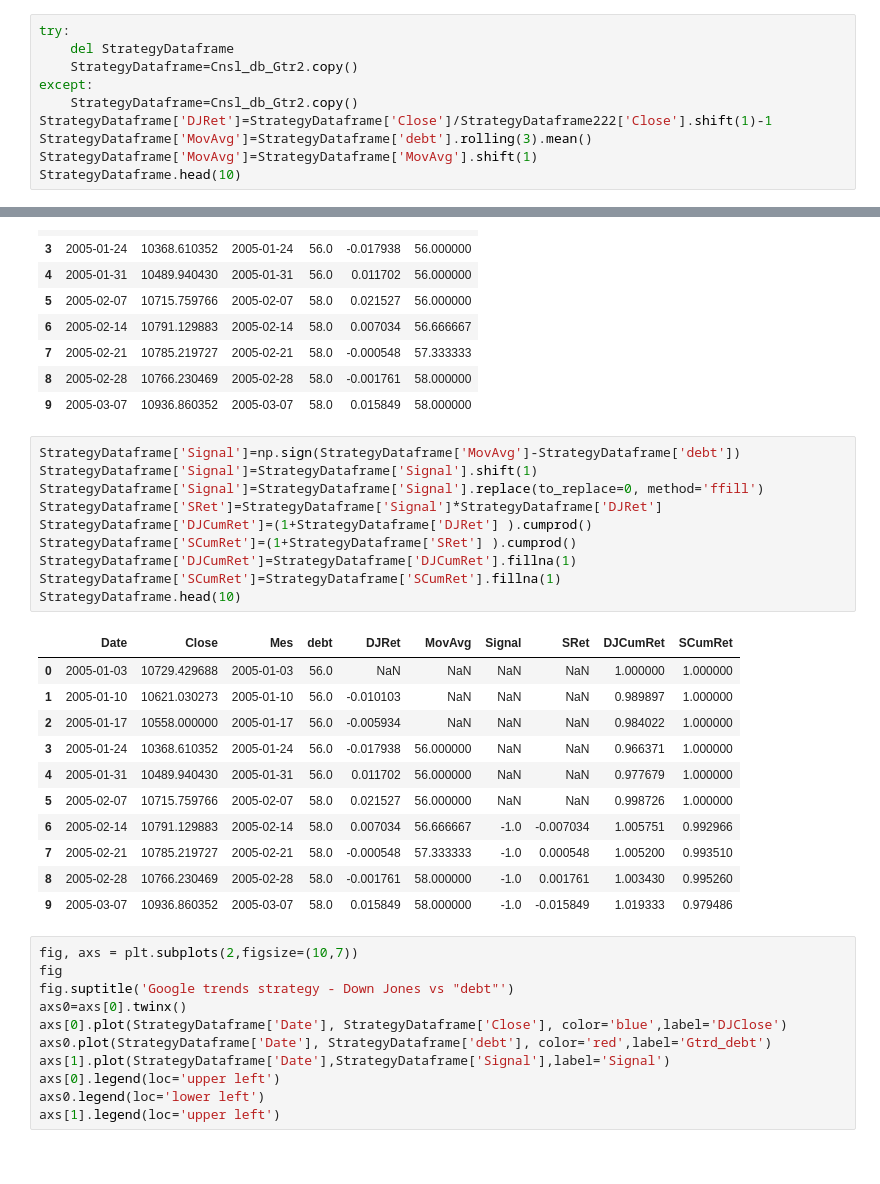
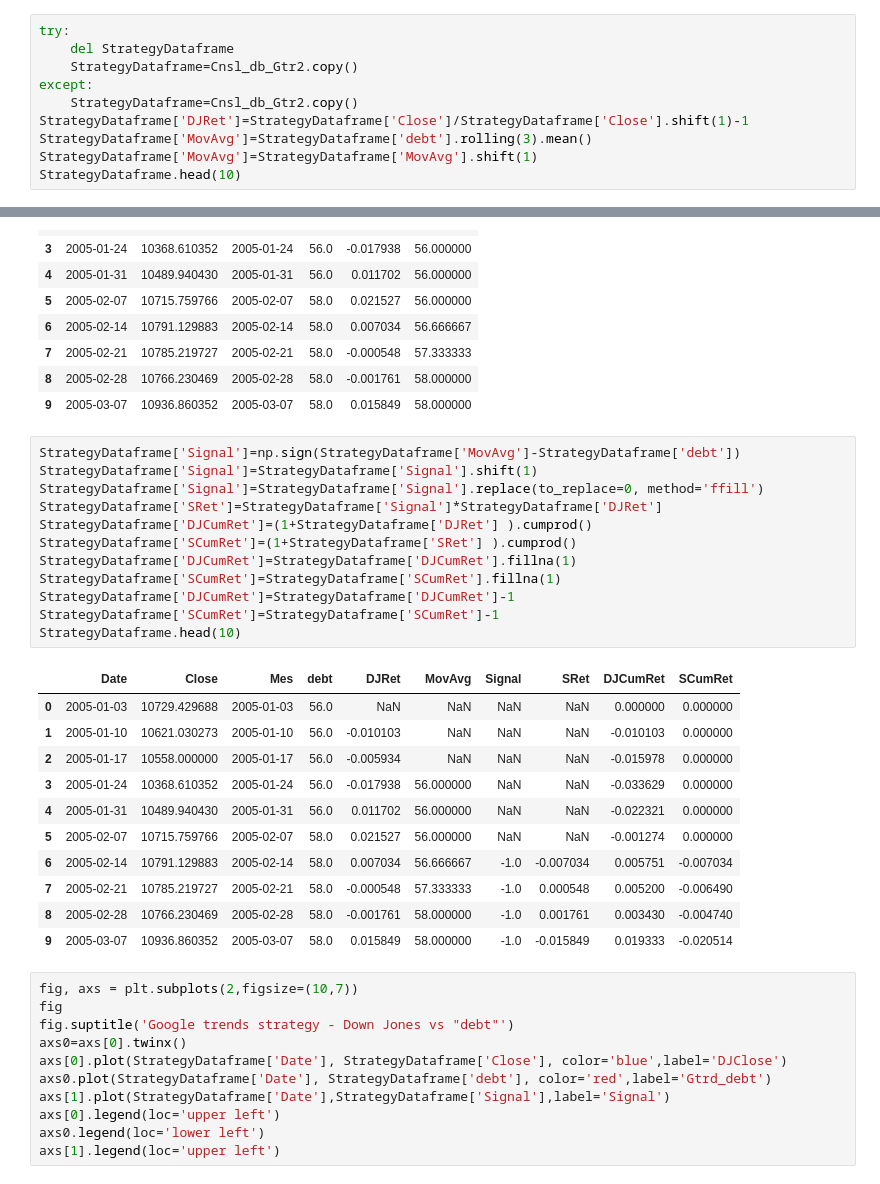
Before and after one commit to edwinriospzn/TradHW02, a Jupyter notebook: THomework2_V01.ipynb, the cells around one changed output, grey strips where cells are left out. Cells and saved outputs as stored; diff of their text form.

```diff
--- a/THomework2_V01.ipynb
+++ b/THomework2_V01.ipynb
@@ -138,7 +127,7 @@ try:
     StrategyDataframe=Cnsl_db_Gtr2.copy()
 except:
     StrategyDataframe=Cnsl_db_Gtr2.copy()
-StrategyDataframe['DJRet']=StrategyDataframe['Close']/StrategyDataframe222['Close'].shift(1)-1
+StrategyDataframe['DJRet']=StrategyDataframe['Close']/StrategyDataframe['Close'].shift(1)-1
 StrategyDataframe['MovAvg']=StrategyDataframe['debt'].rolling(3).mean()
 StrategyDataframe['MovAvg']=StrategyDataframe['MovAvg'].shift(1)
 StrategyDataframe.head(10)
@@ -157,25 +146,27 @@ StrategyDataframe.head(10)
 # %%
 StrategyDataframe['Signal']=np.sign(StrategyDataframe['MovAvg']-StrategyDataframe['debt'])
 StrategyDataframe['Signal']=StrategyDataframe['Signal'].shift(1)
 StrategyDataframe['Signal']=StrategyDataframe['Signal'].replace(to_replace=0, method='ffill')
 StrategyDataframe['SRet']=StrategyDataframe['Signal']*StrategyDataframe['DJRet']
 StrategyDataframe['DJCumRet']=(1+StrategyDataframe['DJRet'] ).cumprod()
 StrategyDataframe['SCumRet']=(1+StrategyDataframe['SRet'] ).cumprod()
 StrategyDataframe['DJCumRet']=StrategyDataframe['DJCumRet'].fillna(1)
 StrategyDataframe['SCumRet']=StrategyDataframe['SCumRet'].fillna(1)
+StrategyDataframe['DJCumRet']=StrategyDataframe['DJCumRet']-1
+StrategyDataframe['SCumRet']=StrategyDataframe['SCumRet']-1
 StrategyDataframe.head(10)
 # %% [output]
 |  | Date | Close | Mes | debt | DJRet | MovAvg | Signal | SRet | DJCumRet | SCumRet |
-| 0 | 2005-01-03 | 10729.429688 | 2005-01-03 | 56.0 | NaN | NaN | NaN | NaN | 1.000000 | 1.000000 |
-| 1 | 2005-01-10 | 10621.030273 | 2005-01-10 | 56.0 | -0.010103 | NaN | NaN | NaN | 0.989897 | 1.000000 |
-| 2 | 2005-01-17 | 10558.000000 | 2005-01-17 | 56.0 | -0.005934 | NaN | NaN | NaN | 0.984022 | 1.000000 |
-| 3 | 2005-01-24 | 10368.610352 | 2005-01-24 | 56.0 | -0.017938 | 56.000000 | NaN | NaN | 0.966371 | 1.000000 |
-| 4 | 2005-01-31 | 10489.940430 | 2005-01-31 | 56.0 | 0.011702 | 56.000000 | NaN | NaN | 0.977679 | 1.000000 |
-| 5 | 2005-02-07 | 10715.759766 | 2005-02-07 | 58.0 | 0.021527 | 56.000000 | NaN | NaN | 0.998726 | 1.000000 |
-| 6 | 2005-02-14 | 10791.129883 | 2005-02-14 | 58.0 | 0.007034 | 56.666667 | -1.0 | -0.007034 | 1.005751 | 0.992966 |
-| 7 | 2005-02-21 | 10785.219727 | 2005-02-21 | 58.0 | -0.000548 | 57.333333 | -1.0 | 0.000548 | 1.005200 | 0.993510 |
-| 8 | 2005-02-28 | 10766.230469 | 2005-02-28 | 58.0 | -0.001761 | 58.000000 | -1.0 | 0.001761 | 1.003430 | 0.995260 |
-| 9 | 2005-03-07 | 10936.860352 | 2005-03-07 | 58.0 | 0.015849 | 58.000000 | -1.0 | -0.015849 | 1.019333 | 0.979486 |
+| 0 | 2005-01-03 | 10729.429688 | 2005-01-03 | 56.0 | NaN | NaN | NaN | NaN | 0.000000 | 0.000000 |
+| 1 | 2005-01-10 | 10621.030273 | 2005-01-10 | 56.0 | -0.010103 | NaN | NaN | NaN | -0.010103 | 0.000000 |
+| 2 | 2005-01-17 | 10558.000000 | 2005-01-17 | 56.0 | -0.005934 | NaN | NaN | NaN | -0.015978 | 0.000000 |
+| 3 | 2005-01-24 | 10368.610352 | 2005-01-24 | 56.0 | -0.017938 | 56.000000 | NaN | NaN | -0.033629 | 0.000000 |
+| 4 | 2005-01-31 | 10489.940430 | 2005-01-31 | 56.0 | 0.011702 | 56.000000 | NaN | NaN | -0.022321 | 0.000000 |
+| 5 | 2005-02-07 | 10715.759766 | 2005-02-07 | 58.0 | 0.021527 | 56.000000 | NaN | NaN | -0.001274 | 0.000000 |
+| 6 | 2005-02-14 | 10791.129883 | 2005-02-14 | 58.0 | 0.007034 | 56.666667 | -1.0 | -0.007034 | 0.005751 | -0.007034 |
+| 7 | 2005-02-21 | 10785.219727 | 2005-02-21 | 58.0 | -0.000548 | 57.333333 | -1.0 | 0.000548 | 0.005200 | -0.006490 |
+| 8 | 2005-02-28 | 10766.230469 | 2005-02-28 | 58.0 | -0.001761 | 58.000000 | -1.0 | 0.001761 | 0.003430 | -0.004740 |
+| 9 | 2005-03-07 | 10936.860352 | 2005-03-07 | 58.0 | 0.015849 | 58.000000 | -1.0 | -0.015849 | 0.019333 | -0.020514 |
 # %%
 fig, axs = plt.subplots(2,figsize=(10,7))
 fig
```
Also changed, not shown: parts of 23 cells of this notebook, 4 other files.
